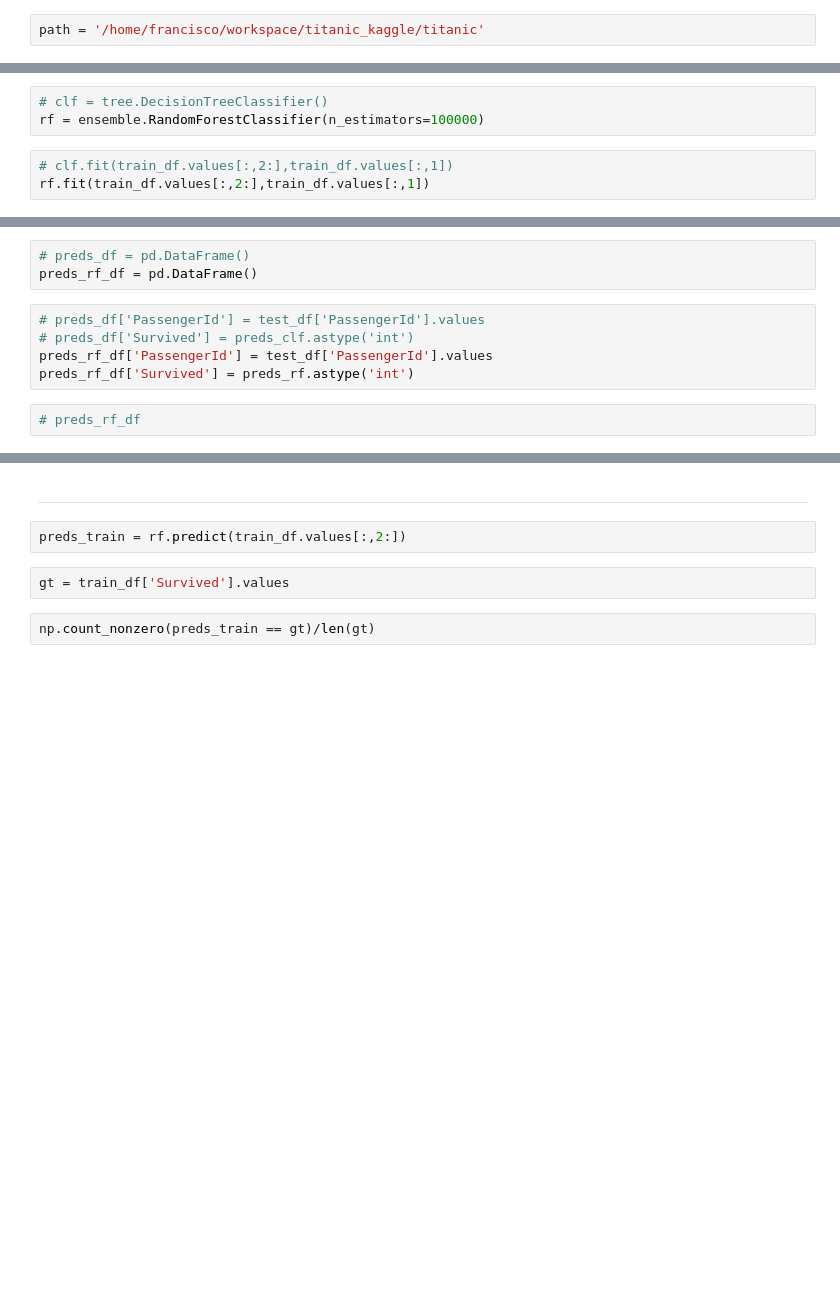
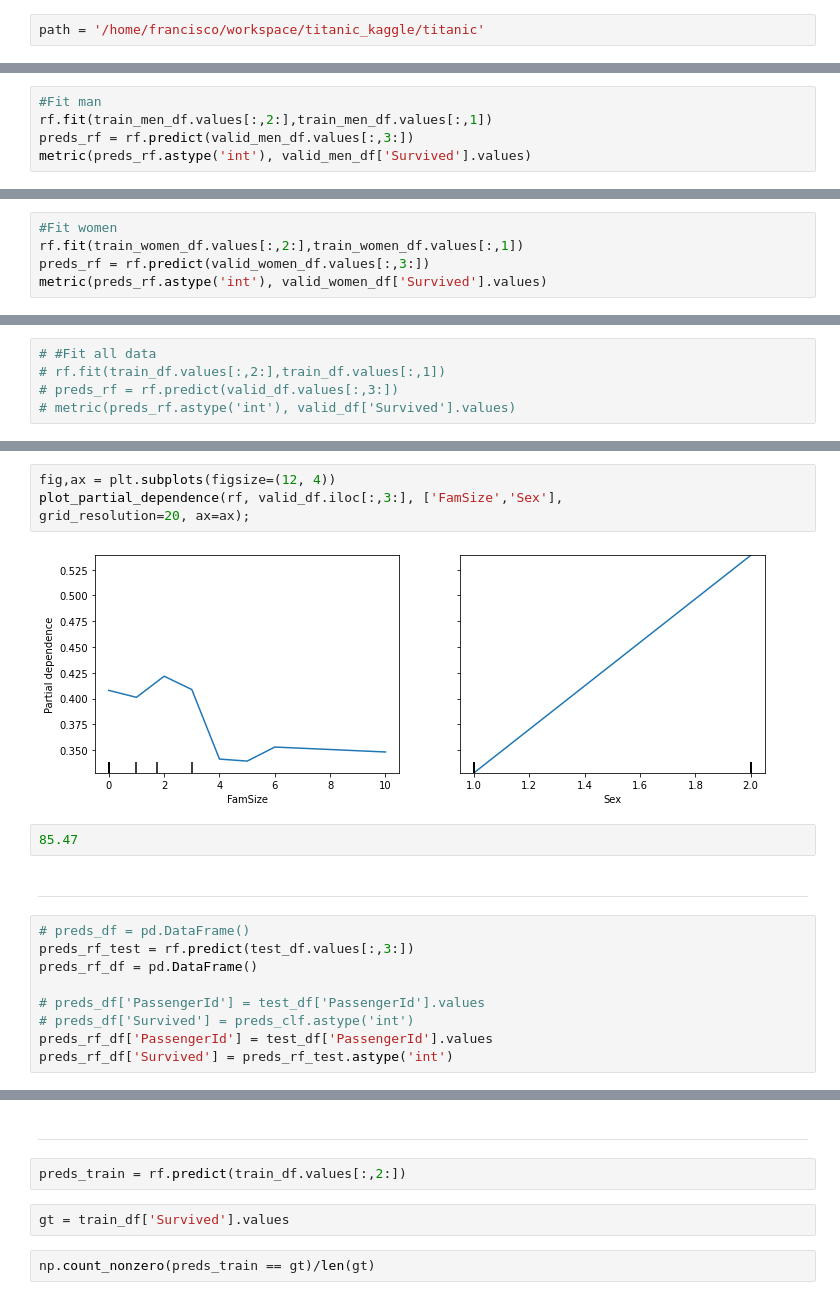
Before and after one commit to francisco-lourenco-2/titanic_kaggle, a Jupyter notebook: Titanic_Random_Forests.ipynb, the cells around one changed output, grey strips where cells are left out. Drawn from its saved outputs; the diff is of its cells as text; blank space fills up the shorter version.

```diff
--- a/Titanic_Random_Forests.ipynb
+++ b/Titanic_Random_Forests.ipynb
@@ -114,0 +168,5 @@ test_df = integerize(test_df,cat[1:])
+# %%
+#Fit man
+rf.fit(train_men_df.values[:,2:],train_men_df.values[:,1])
+preds_rf = rf.predict(valid_men_df.values[:,3:])
+metric(preds_rf.astype('int'), valid_men_df['Survived'].values)
@@ -114,0 +175,5 @@ test_df = integerize(test_df,cat[1:])
+# %%
+#Fit women
+rf.fit(train_women_df.values[:,2:],train_women_df.values[:,1])
+preds_rf = rf.predict(valid_women_df.values[:,3:])
+metric(preds_rf.astype('int'), valid_women_df['Survived'].values)
@@ -115,6 +182,5 @@ test_df = integerize(test_df,cat[1:])
 # %%
-# clf = tree.DecisionTreeClassifier()
-rf = ensemble.RandomForestClassifier(n_estimators=100000)
+# #Fit all data
+# rf.fit(train_df.values[:,2:],train_df.values[:,1])
+# preds_rf = rf.predict(valid_df.values[:,3:])
+# metric(preds_rf.astype('int'), valid_df['Survived'].values)
-# %%
-# clf.fit(train_df.values[:,2:],train_df.values[:,1])
-rf.fit(train_df.values[:,2:],train_df.values[:,1])
@@ -126,11 +215,20 @@ preds_rf = rf.predict(test_df.values[:,1:])
+# %%
+fig,ax = plt.subplots(figsize=(12, 4))
+plot_partial_dependence(rf, valid_df.iloc[:,3:], ['FamSize','Sex'],
+grid_resolution=20, ax=ax);
+# %% [output]
+[figure, added]
+# %%
+85.47
+# %% [markdown]
+***
 # %%
 # preds_df = pd.DataFrame()
+preds_rf_test = rf.predict(test_df.values[:,3:])
 preds_rf_df = pd.DataFrame()
+
+# preds_df['PassengerId'] = test_df['PassengerId'].values
+# preds_df['Survived'] = preds_clf.astype('int')
+preds_rf_df['PassengerId'] = test_df['PassengerId'].values
+preds_rf_df['Survived'] = preds_rf_test.astype('int')
-# %%
-# preds_df['PassengerId'] = test_df['PassengerId'].values
-# preds_df['Survived'] = preds_clf.astype('int')
-preds_rf_df['PassengerId'] = test_df['PassengerId'].values
-preds_rf_df['Survived'] = preds_rf.astype('int')
-# %%
-# preds_rf_df
 # %%
```
Also changed, not shown: parts of 27 cells of this notebook, 1 other file.
